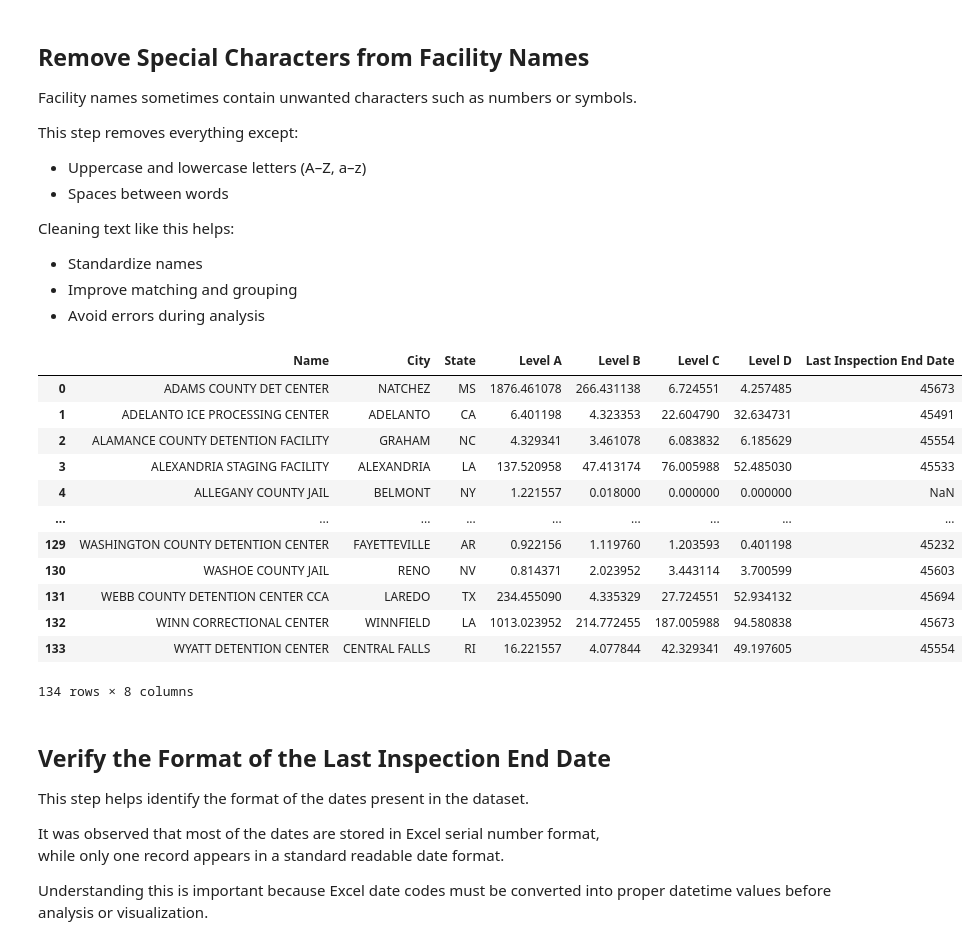
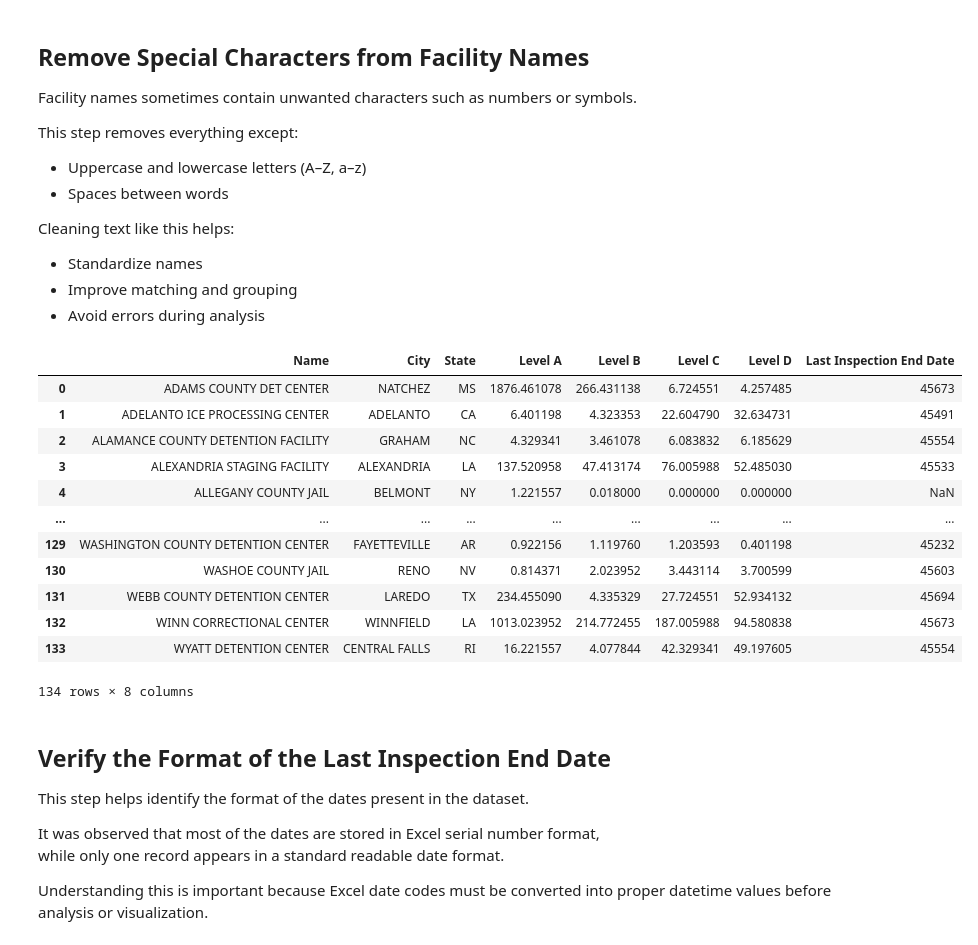
Before and after one commit to subekshya-s/data-screening-exercise, a Jupyter notebook: ice_data_cleaning.ipynb, the cells around one changed output. Saved outputs shown, nothing was run; the diff lists cells and outputs as text; code cells hidden in the pictures.

```diff
--- a/ice_data_cleaning.ipynb
+++ b/ice_data_cleaning.ipynb
@@ -163,23 +164,23 @@ Cleaning text like this helps:
 - Improve matching and grouping
 - Avoid errors during analysis
 # %%
+df['Name'] = df['Name'].str.replace(r'\s*\(.*?\)', '', regex=True)
 df['Name'] = df['Name'].str.replace(r'[^A-Za-z\s]','',regex=True)
+df
+# %% [output]
+|  | Name | City | State | Level A | Level B | Level C | Level D | Last Inspection End Date |
+| 0 | ADAMS COUNTY DET CENTER | NATCHEZ | MS | 1876.461078 | 266.431138 | 6.724551 | 4.257485 | 45673 |
+| 1 | ADELANTO ICE PROCESSING CENTER | ADELANTO | CA | 6.401198 | 4.323353 | 22.604790 | 32.634731 | 45491 |
+| 2 | ALAMANCE COUNTY DETENTION FACILITY | GRAHAM | NC | 4.329341 | 3.461078 | 6.083832 | 6.185629 | 45554 |
+| 3 | ALEXANDRIA STAGING FACILITY | ALEXANDRIA | LA | 137.520958 | 47.413174 | 76.005988 | 52.485030 | 45533 |
+| 4 | ALLEGANY COUNTY JAIL | BELMONT | NY | 1.221557 | 0.018000 | 0.000000 | 0.000000 | NaN |
+| ... | ... | ... | ... | ... | ... | ... | ... | ... |
+| 129 | WASHINGTON COUNTY DETENTION CENTER | FAYETTEVILLE | AR | 0.922156 | 1.119760 | 1.203593 | 0.401198 | 45232 |
+| 130 | WASHOE COUNTY JAIL | RENO | NV | 0.814371 | 2.023952 | 3.443114 | 3.700599 | 45603 |
+| 131 | WEBB COUNTY DETENTION CENTER | LAREDO | TX | 234.455090 | 4.335329 | 27.724551 | 52.934132 | 45694 |
+| 132 | WINN CORRECTIONAL CENTER | WINNFIELD | LA | 1013.023952 | 214.772455 | 187.005988 | 94.580838 | 45673 |
+| 133 | WYATT DETENTION CENTER | CENTRAL FALLS | RI | 16.221557 | 4.077844 | 42.329341 | 49.197605 | 45554 |
+134 rows × 8 columns
-# %%
-df
-# %% [output]
-|  | Name | City | State | Level A | Level B | Level C | Level D | Last Inspection End Date |
-| 0 | ADAMS COUNTY DET CENTER | NATCHEZ | MS | 1876.461078 | 266.431138 | 6.724551 | 4.257485 | 45673 |
-| 1 | ADELANTO ICE PROCESSING CENTER | ADELANTO | CA | 6.401198 | 4.323353 | 22.604790 | 32.634731 | 45491 |
-| 2 | ALAMANCE COUNTY DETENTION FACILITY | GRAHAM | NC | 4.329341 | 3.461078 | 6.083832 | 6.185629 | 45554 |
-| 3 | ALEXANDRIA STAGING FACILITY | ALEXANDRIA | LA | 137.520958 | 47.413174 | 76.005988 | 52.485030 | 45533 |
-| 4 | ALLEGANY COUNTY JAIL | BELMONT | NY | 1.221557 | 0.018000 | 0.000000 | 0.000000 | NaN |
-| ... | ... | ... | ... | ... | ... | ... | ... | ... |
-| 129 | WASHINGTON COUNTY DETENTION CENTER | FAYETTEVILLE | AR | 0.922156 | 1.119760 | 1.203593 | 0.401198 | 45232 |
-| 130 | WASHOE COUNTY JAIL | RENO | NV | 0.814371 | 2.023952 | 3.443114 | 3.700599 | 45603 |
-| 131 | WEBB COUNTY DETENTION CENTER CCA | LAREDO | TX | 234.455090 | 4.335329 | 27.724551 | 52.934132 | 45694 |
-| 132 | WINN CORRECTIONAL CENTER | WINNFIELD | LA | 1013.023952 | 214.772455 | 187.005988 | 94.580838 | 45673 |
-| 133 | WYATT DETENTION CENTER | CENTRAL FALLS | RI | 16.221557 | 4.077844 | 42.329341 | 49.197605 | 45554 |
-134 rows × 8 columns
 # %% [markdown]
 ## Verify the Format of the Last Inspection End Date
 
```
Also changed, not shown: parts of 27 cells of this notebook, 5 other files.
